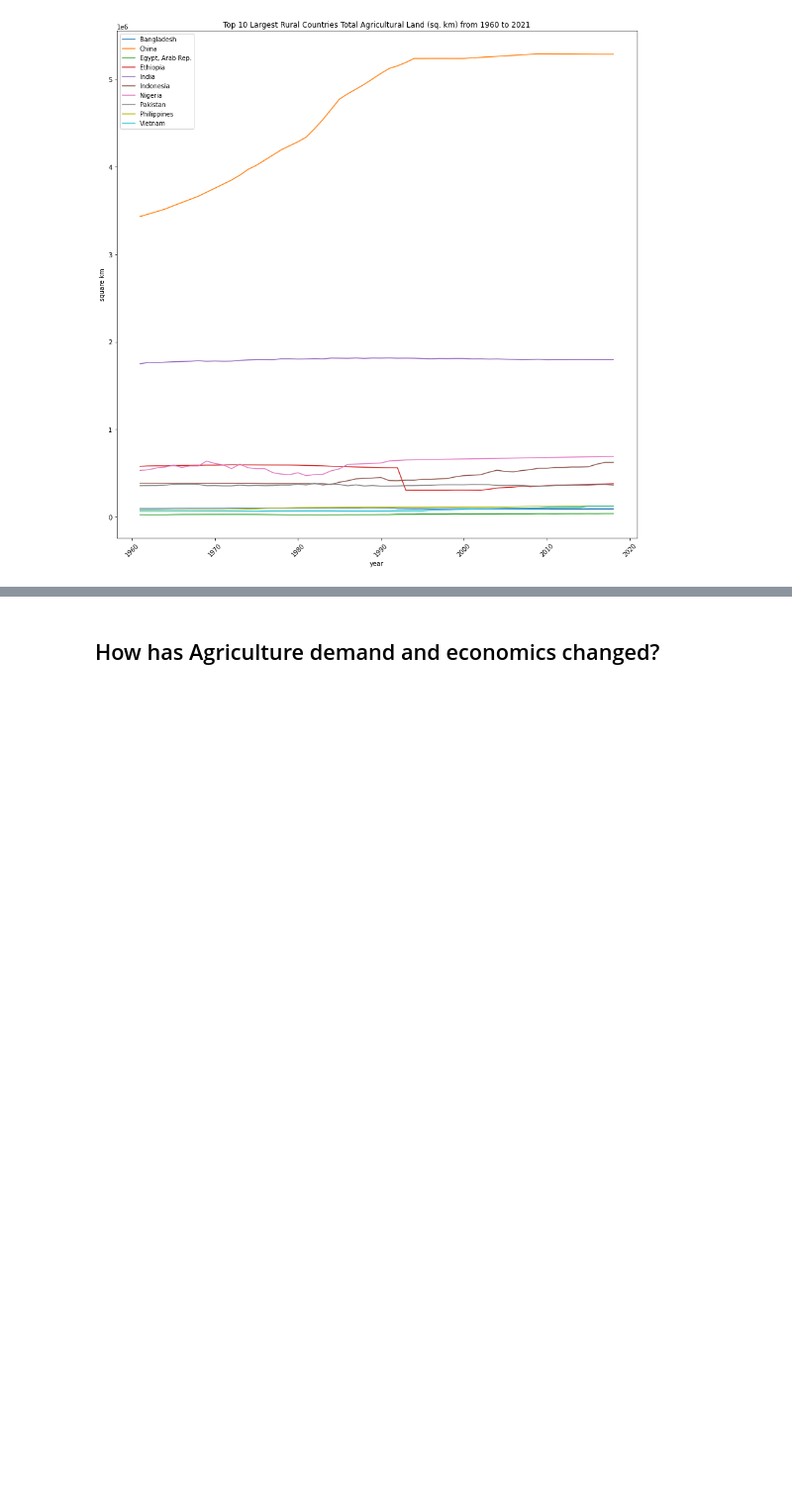
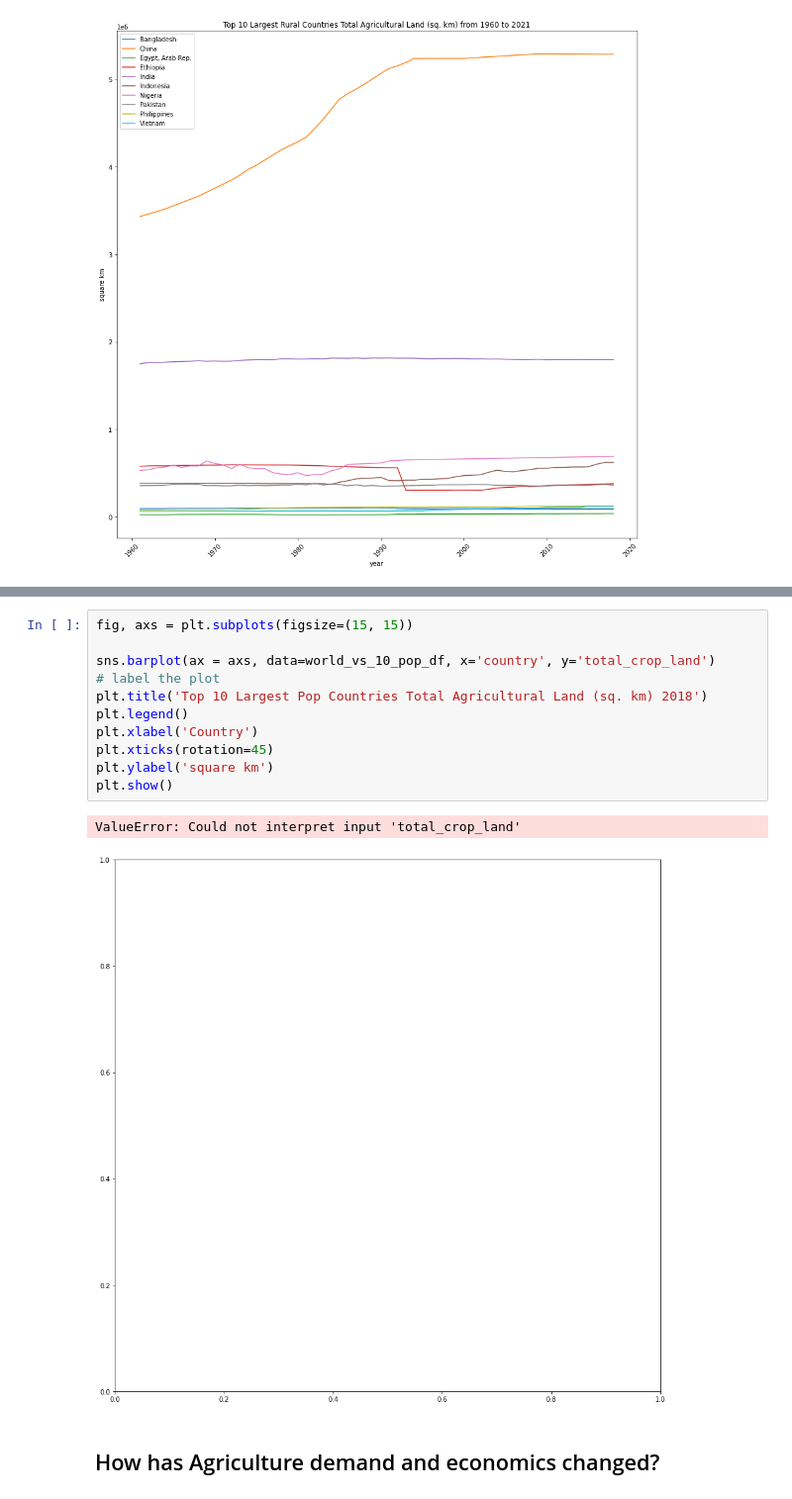
Before and after one commit to chabazite/Agriculture_Analysis_App, a Jupyter notebook: notebooks/3.0_ASI_Exploratory_Data_Analysis.ipynb, the cells around one changed output, grey strips where cells are left out. Shown: that part at 99% size. Saved outputs shown, nothing was run; the diff lists cells and outputs as text; blank space fills up the shorter version.

```diff
--- a/notebooks/3.0_ASI_Exploratory_Data_Analysis.ipynb
+++ b/notebooks/3.0_ASI_Exploratory_Data_Analysis.ipynb
@@ -144,3 +204,17 @@ plt.show()
+# %%
+fig, axs = plt.subplots(figsize=(15, 15))
+
+sns.barplot(ax = axs, data=world_vs_10_pop_df, x='country', y='total_crop_land')
+# label the plot
+plt.title('Top 10 Largest Pop Countries Total Agricultural Land (sq. km) 2018')
+plt.legend()
+plt.xlabel('Country')
+plt.xticks(rotation=45)
+plt.ylabel('square km')
+plt.show()
+# %% [output]
+ValueError: Could not interpret input 'total_crop_land'
+[figure, added]
 # %% [markdown]
 ## How has Agriculture demand and economics changed?
 # %% [markdown]
```
Also changed, not shown: parts of 12 cells of this notebook, 2 other files.
